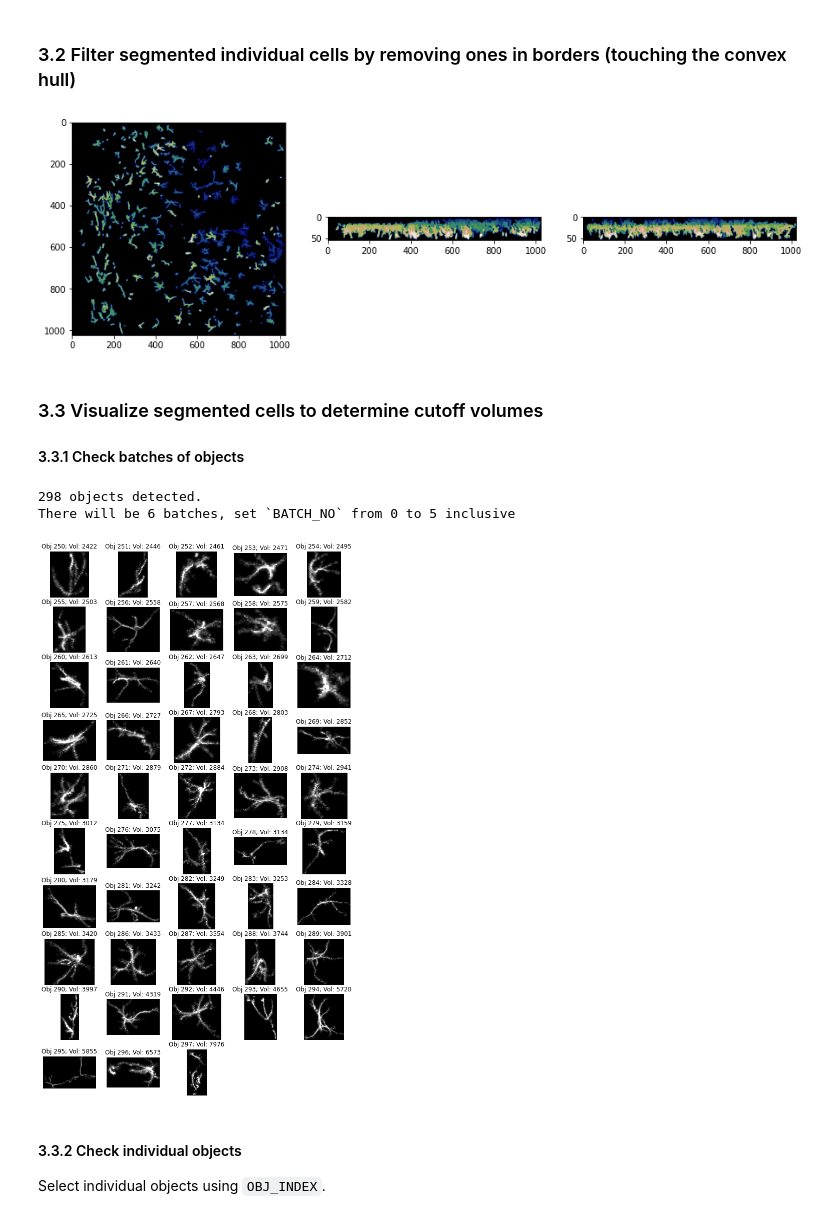
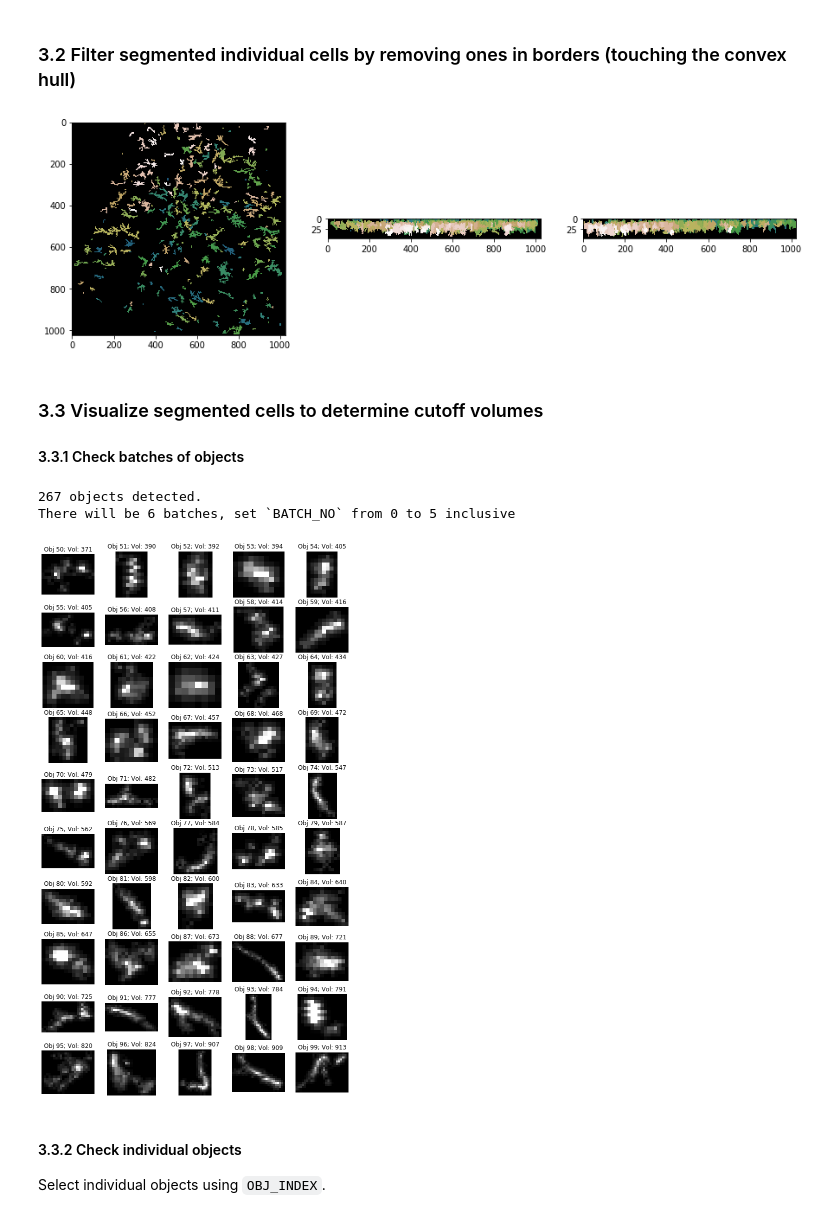
Before and after one commit to swanandlab/SMorph, a Jupyter notebook: autocrop.ipynb, the cells around one changed output. Cells and saved outputs as stored; diff of their text form; code cells hidden in the pictures.

```diff
--- a/autocrop.ipynb
+++ b/autocrop.ipynb
@@ -26,7 +26,7 @@ def view_3D(*args):  # Models a 3D image
 
 Set `CONFOCAL_TISSUE_IMAGE` to the path of the image file to be processed.
 # %%
-CONFOCAL_TISSUE_IMAGE = 'Datasets/autocrop/C1-M1_LEFT_CA1.tif'
+CONFOCAL_TISSUE_IMAGE = 'Datasets/SECTION 1/SECTION 1_M3_LEFT/M3_LEFT_HILUS.lsm'
 
 original = ac.import_confocal_image(CONFOCAL_TISSUE_IMAGE)
 ac.projectXYZ(original, .5, .5, 1)
@@ -80,7 +80,7 @@ convex_hull = ac.compute_convex_hull(thresholded)
 filtered_labels = ac.filter_labels(labels, convex_hull)
 ac.projectXYZ(filtered_labels, .5, .5, 1, 'gist_earth')
 # %% [output]
-[figure, old version]
+[figure, new version]
 # %%
 view_3D({'data': filtered_labels, 'name': 'filtered_labels'},
         {'data': labels, 'colormap': 'gist_earth', 'name': 'labels'},
@@ -94,14 +94,14 @@ regions = ac.arrange_regions(filtered_labels)
 
 N_BATCHES = ac.paginate_objs(regions, pg_size=50)
 # %% [output]
-298 objects detected.
+267 objects detected.
 There will be 6 batches, set `BATCH_NO` from 0 to 5 inclusive
 # %%
 # Set `BATCH_NO` to view detected objects in paginated 2D MIP views.
-BATCH_NO = 5
+BATCH_NO = 1
 ac.project_batch(BATCH_NO, N_BATCHES, regions, denoised)
 # %% [output]
-[figure, old version]
+[figure, new version]
 # %% [markdown]
 #### 3.3.2 Check individual objects
 Select individual objects using `OBJ_INDEX`.
```
Also changed, not shown: parts of 8 cells of this notebook, 3 other files.
